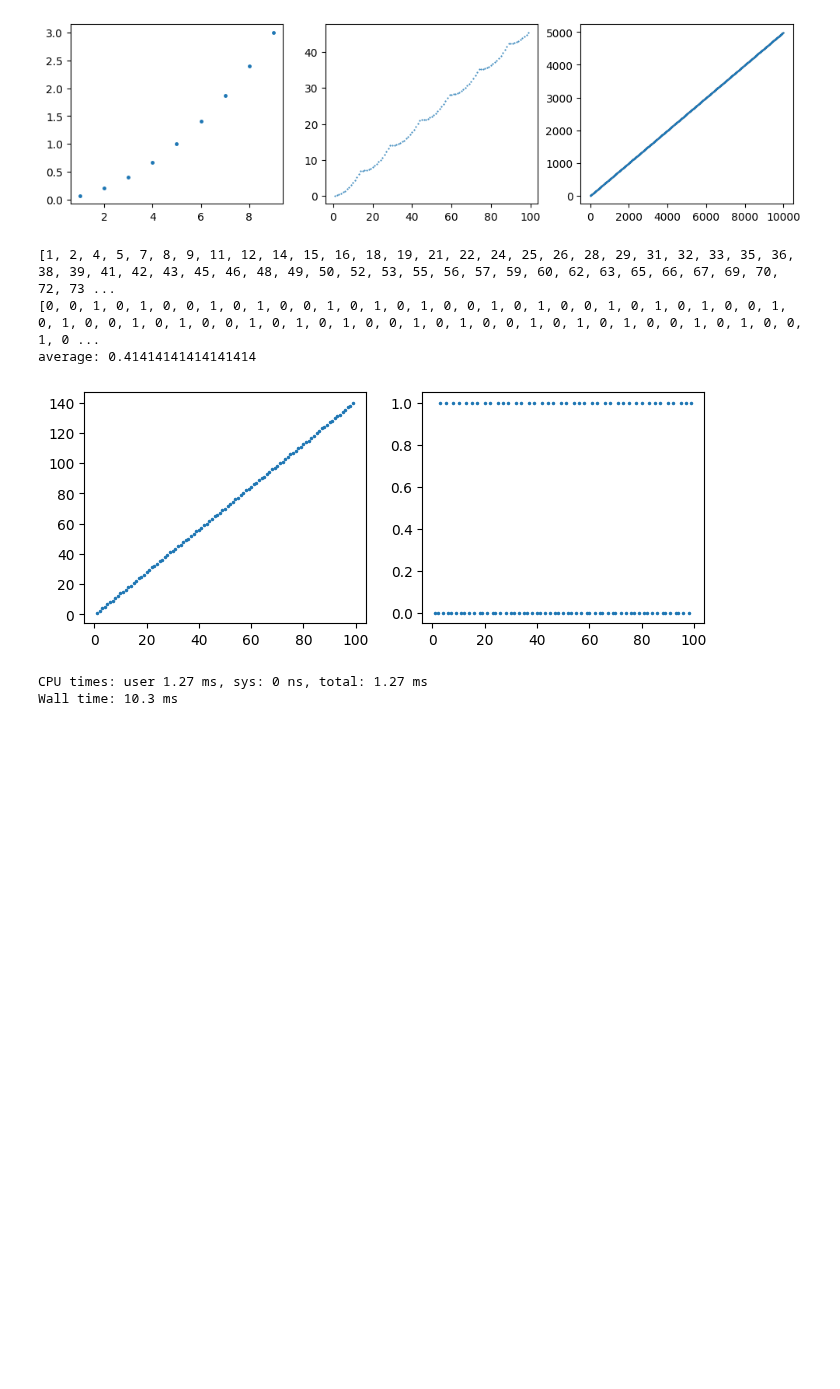
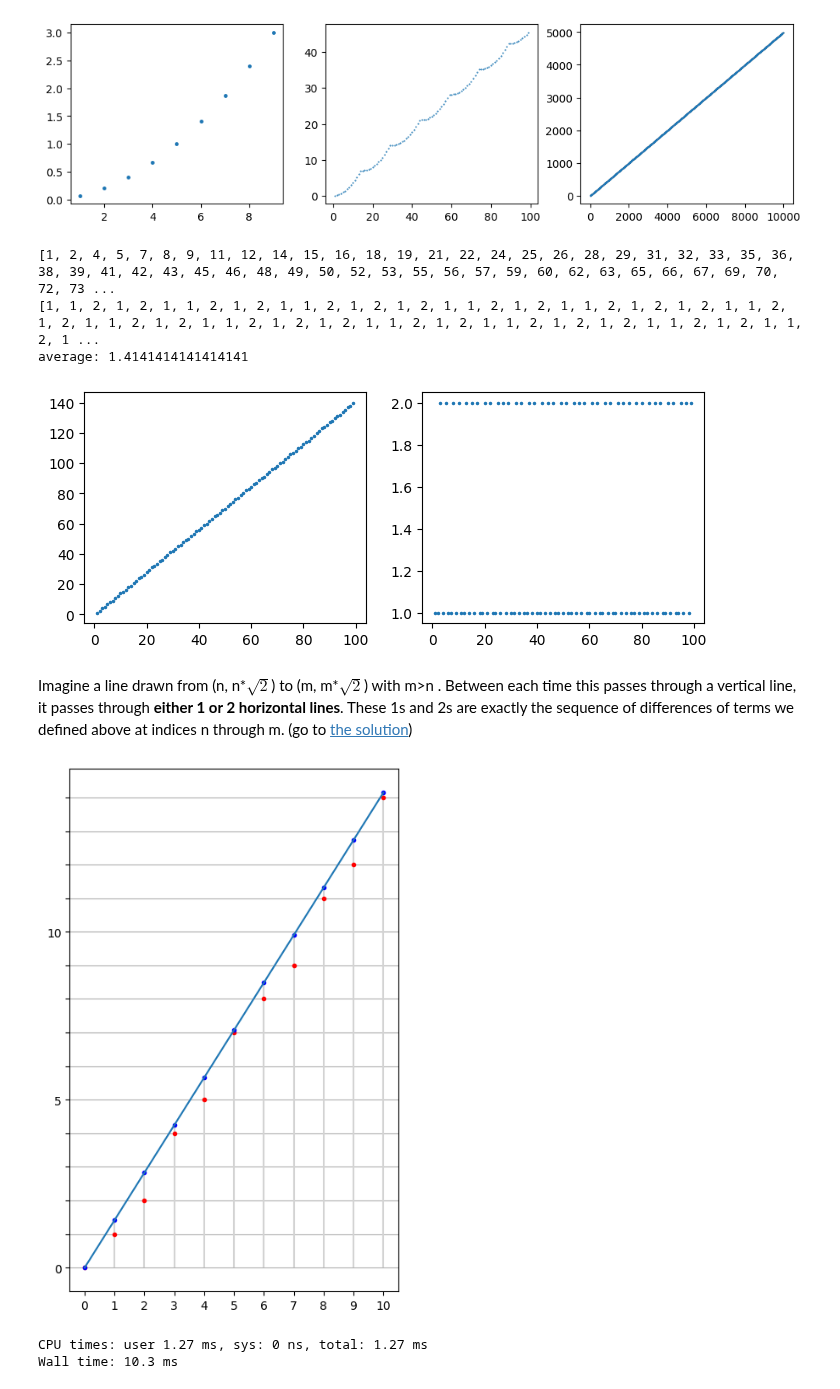
Before and after one commit to Nov05/Google-Colaboratory, a Jupyter notebook: 20230925_google_foobar.ipynb, the cells around one changed output. Cells and saved outputs as stored; diff of their text form; code cells hidden in the pictures; blank space fills up the shorter version.

```diff
--- a/20230925_google_foobar.ipynb
+++ b/20230925_google_foobar.ipynb
@@ -1589,7 +1589,7 @@ x, y, z = [0], [0], []
 for i in range(1, n):
     x.append(i)
     y.append((Decimal(i)*sqrt_two).to_integral_exact(rounding=ROUND_FLOOR))
-    z.append(int(y[-1]-y[-2]-1))
+    z.append(int(y[-1]-y[-2]))
 plt.figure(figsize=(8, 3))
 plt.subplot(1,2,1); plt.plot(x[1:], y[1:], '.', ms=3);
 plt.subplot(1,2,2); plt.plot(x[1:], z, '.', ms=3);
@@ -1599,9 +1599,41 @@ print("average:", sum(z)/len(z))
 # .41421356237309
 # %% [output]
 [1, 2, 4, 5, 7, 8, 9, 11, 12, 14, 15, 16, 18, 19, 21, 22, 24, 25, 26, 28, 29, 31, 32, 33, 35, 36, 38, 39, 41, 42, 43, 45, 46, 48, 49, 50, 52, 53, 55, 56, 57, 59, 60, 62, 63, 65, 66, 67, 69, 70, 72, 73 ...
-[0, 0, 1, 0, 1, 0, 0, 1, 0, 1, 0, 0, 1, 0, 1, 0, 1, 0, 0, 1, 0, 1, 0, 0, 1, 0, 1, 0, 1, 0, 0, 1, 0, 1, 0, 0, 1, 0, 1, 0, 0, 1, 0, 1, 0, 1, 0, 0, 1, 0, 1, 0, 0, 1, 0, 1, 0, 1, 0, 0, 1, 0, 1, 0, 0, 1, 0 ...
-average: 0.41414141414141414
+[1, 1, 2, 1, 2, 1, 1, 2, 1, 2, 1, 1, 2, 1, 2, 1, 2, 1, 1, 2, 1, 2, 1, 1, 2, 1, 2, 1, 2, 1, 1, 2, 1, 2, 1, 1, 2, 1, 2, 1, 1, 2, 1, 2, 1, 2, 1, 1, 2, 1, 2, 1, 1, 2, 1, 2, 1, 2, 1, 1, 2, 1, 2, 1, 1, 2, 1 ...
+average: 1.4141414141414141
 [figure]
+# %% [markdown]
+Imagine a line drawn from (n, n\*$\sqrt2$) to (m, m\*$\sqrt2$) with m>n
+. Between each time this passes through a vertical line, it passes through **either 1 or 2 horizontal lines**. These 1s and 2s are exactly the sequence of differences of terms we defined above at indices n through m. (go to [the solution](https://math.stackexchange.com/a/2097910/1183417))
+# %%
+import matplotlib.pyplot as plt
+import numpy as np
+from math import sqrt, floor
+from decimal import getcontext, Decimal, ROUND_FLOOR
+
+n = 11
+getcontext().prec = n*2  # Change the precision
+n_1 = Decimal(n)
+sqrt_two = Decimal(2).sqrt()
+x, y, z = [0], [0], [0]
+for i in range(1, n):
+    x.append(i)
+    y.append((Decimal(i)*sqrt_two).to_integral_exact(rounding=ROUND_FLOOR)) ## floor(i*sqrt(2))
+    z.append((Decimal(i)*sqrt_two)) ## i*sqrt(2)
+
+fig, ax = plt.subplots(figsize=(5,8))
+plt.vlines(x=x, ymin=0, ymax=z, colors='lightgrey') ## grey vertical lines
+ax.plot(x, y, '.r') ## red dots
+ax.plot(x, z, '.b') ## blue lines
+ax.plot(x, z)
+plt.xticks(np.arange(0, 11, 1))
+plt.yticks(np.arange(0, 15, 1))
+y_tick_labels = [label.get_text() for label in ax.get_yticklabels()]
+ax.set_yticklabels([t if int(t)%5==0 else '' for t in y_tick_labels])
+ax.grid(axis='y')
+plt.show()
+# %% [output]
+[figure, added]
 # %%
 %%time
 from decimal import getcontext, Decimal
```
Also changed, not shown: parts of 5 cells of this notebook.
